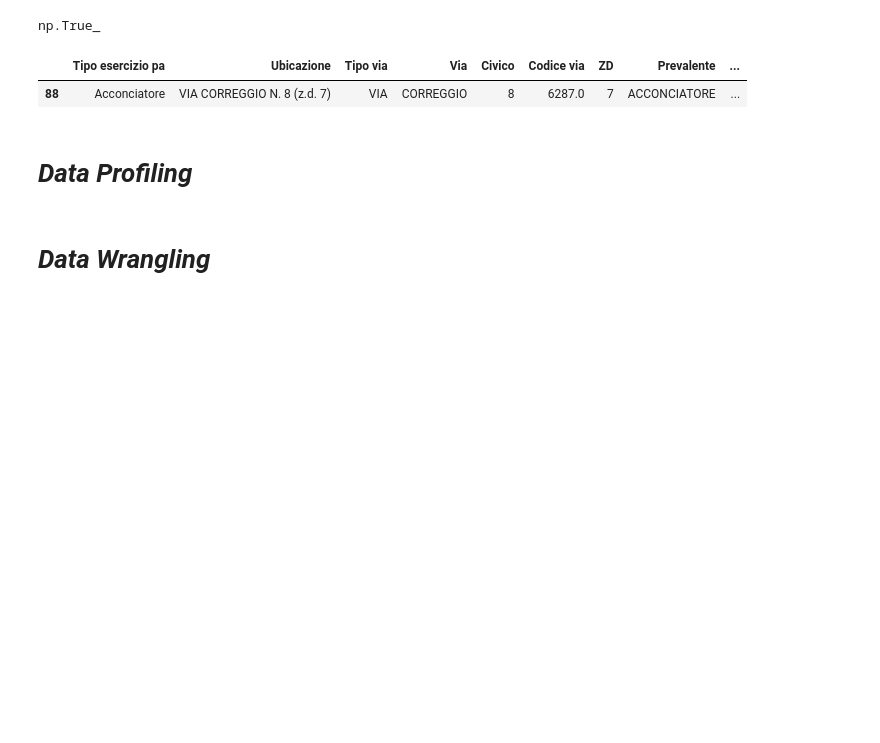
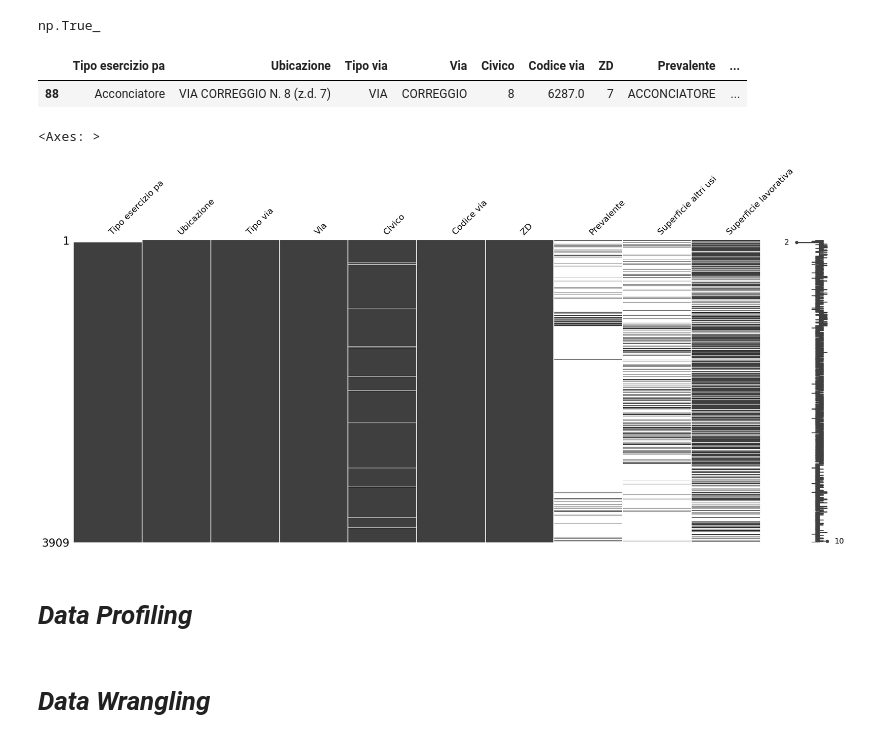
Before and after one commit to leonardotisato/DQP, a Jupyter notebook: project.ipynb, the cells around one changed output. Cells and saved outputs as stored; diff of their text form; code cells hidden in the pictures; blank space fills up the shorter version.

Commit message:
feat: Add graphs

```diff
--- a/project.ipynb
+++ b/project.ipynb
@@ -152,6 +150,11 @@ DATASET[DATASET.duplicated()]
 # %% [output]
 |  | Tipo esercizio pa | Ubicazione | Tipo via | Via | Civico | Codice via | ZD | Prevalente | ... |
 | 88 | Acconciatore | VIA CORREGGIO N. 8 (z.d. 7) | VIA | CORREGGIO | 8 | 6287.0 | 7 | ACCONCIATORE | ... |
+# %%
+msno.matrix(DATASET)
+# %% [output]
+<Axes: >
+[figure, added]
 # %% [markdown]
 # *Data Profiling*
 # %%
```
Also changed, not shown: parts of 4 cells of this notebook.
